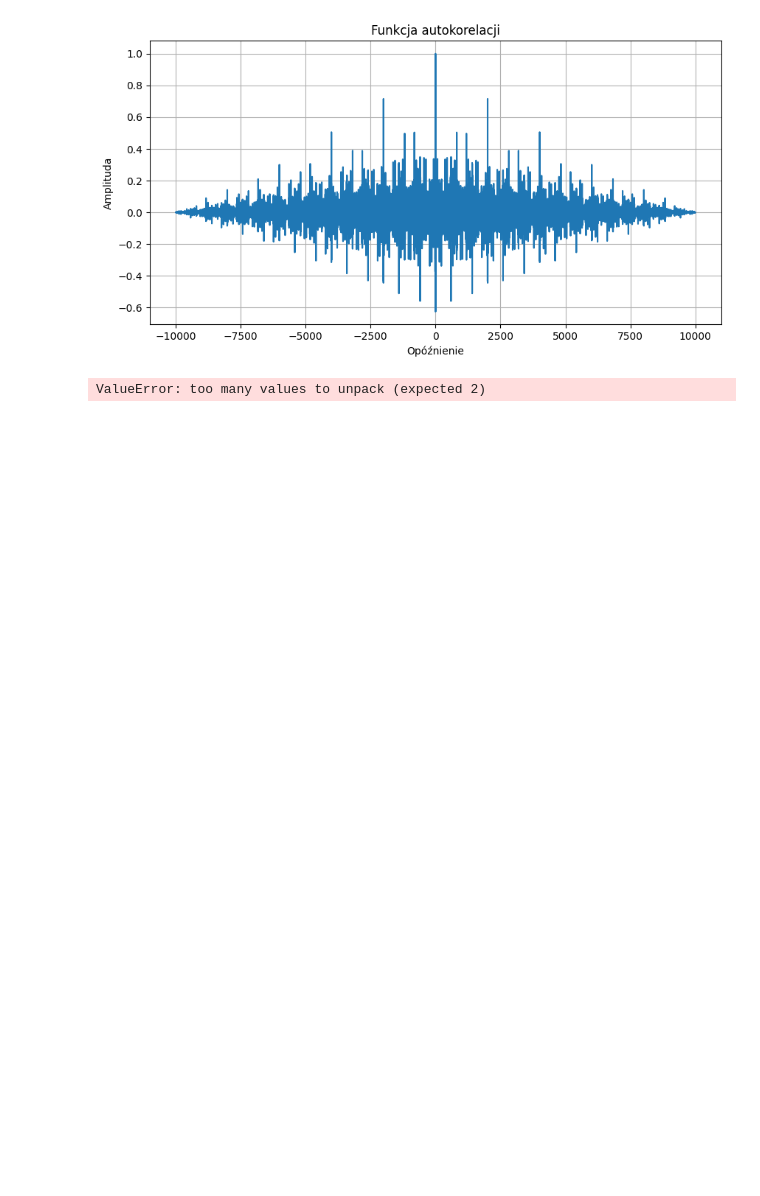
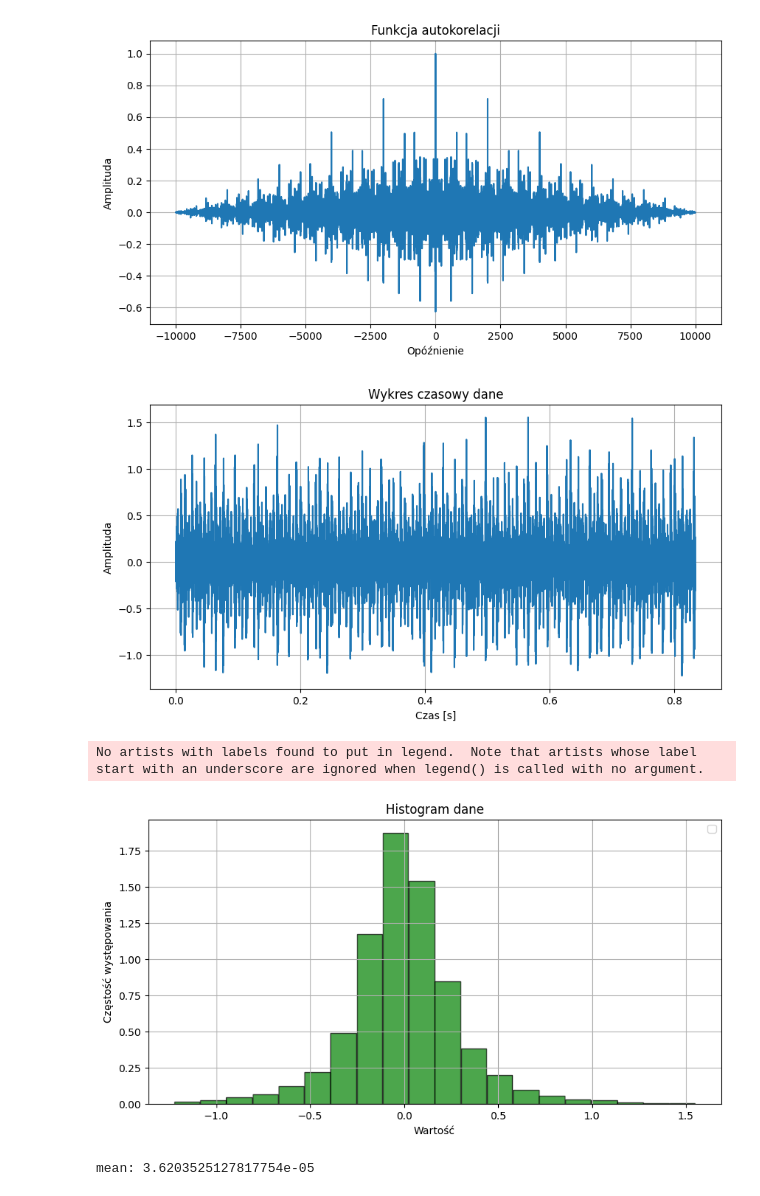
Before and after one commit to mbrunka/stochastyka-white-noise, a Jupyter notebook: plik.ipynb, the cells around one changed output. Drawn from its saved outputs; the diff is of its cells as text; code cells hidden in the pictures; blank space fills up the shorter version.

Commit message:
wykresy z poprzedniego zadania

```diff
--- a/plik.ipynb
+++ b/plik.ipynb
@@ -2,42 +132,71 @@
 import numpy as np
 import matplotlib.pyplot as plt
 from scipy.signal import correlate, spectrogram
 
 # Wczytanie danych z pliku
 # Załóżmy, że plik nazywa się 'dane.txt' i zawiera próbki z częstotliwością próbkowania 12000Hz i 10000 próbek
 # Wczytujemy dane jako 1-wymiarową tablicę numpy
 dane = np.loadtxt('105_rawSignal_10000.txt')
+
+CZESTOTLIWOSC_PROBKOWANIA = 12000
+ILOSC_PROBEK = dane.size
+CZAS_TRWANIA = ILOSC_PROBEK / CZESTOTLIWOSC_PROBKOWANIA
 
 # Obliczanie funkcji autokorelacji
 autokorelacja = correlate(dane, dane, mode='full')
 
 # Normalizacja funkcji autokorelacji (opcjonalnie)
 autokorelacja /= np.max(autokorelacja)
 
 # Tworzenie wykresu funkcji autokorelacji
 czas_autokorelacji = np.arange(-len(dane)+1, len(dane))
 plt.figure(figsize=(10, 5))
 plt.plot(czas_autokorelacji, autokorelacja)
 plt.title('Funkcja autokorelacji')
 plt.xlabel('Opóźnienie')
 plt.ylabel('Amplituda')
 plt.grid(True)
 plt.show()
 
-# Obliczanie widma sygnału
-f, Pxx = spectrogram(dane, fs=12000)
+wykres_czasowo_aplitudowy(dane, CZAS_TRWANIA, 10000, 'dane')
 
-print(type(f), type(Pxx))
-print(f.shape, Pxx.shape)
+histogram(dane, -1, 1, 20, 'dane')
 
-# Tworzenie wykresu widma sygnału
-plt.figure(figsize=(10, 5))
-plt.pcolormesh(f, Pxx)
-plt.title('Widmo sygnału')
-plt.xlabel('Częstotliwość [Hz]')
-plt.ylabel('Czas [s]')
-plt.colorbar(label='Amplituda')
+numtaps = 31
+warmup = numtaps
+
+K=10000
+K_f = K - warmup
+M = K_f - 100
+data = []
+filtered_mean = dane[warmup:].mean()
+print(f"mean: {filtered_mean}")
+
+for j in range(0, 101):
+    cov = 0
+
+    for i in range(0, K_f - j):
+        covariance_product = (dane[i + warmup] - filtered_mean) * (
+            dane[i + warmup + j] - filtered_mean
+        )
+        cov += covariance_product
+
+    data.append(cov / M)
+
+    mantissa = int(str(K)[:2])
+exponent = int(np.log10(K / 10))
+
+import seaborn as sns
+
+sns.lineplot(data)
+plt.title("Funkcja Kowariancyjna")
+plt.ylabel("")
+plt.xticks([])
+plt.grid(True)
 plt.show()
 # %% [output]
 [figure]
+[figure, added]
-ValueError: too many values to unpack (expected 2)
+No artists with labels found to put in legend.  Note that artists whose label start with an underscore are ignored when legend() is called with no argument.
+[figure, added]
+mean: 3.6203525127817754e-05
```
Also changed, not shown: parts of 2 cells of this notebook.
